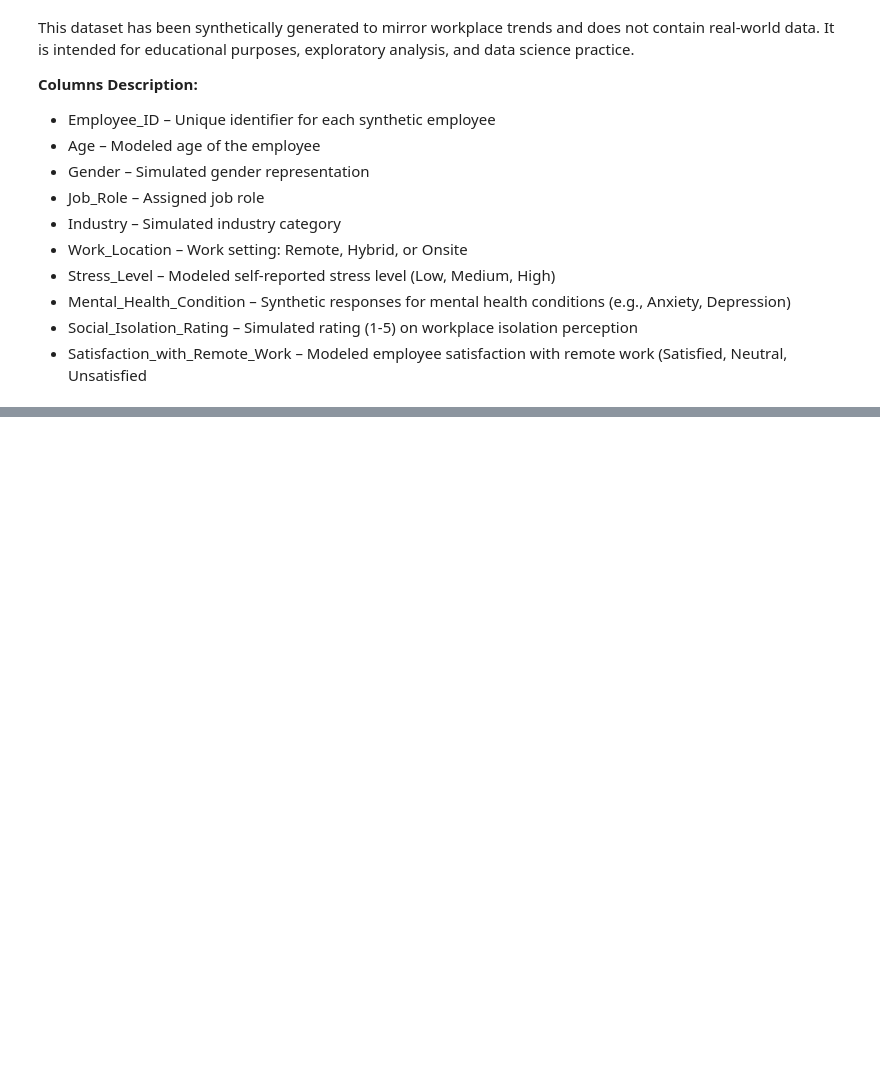
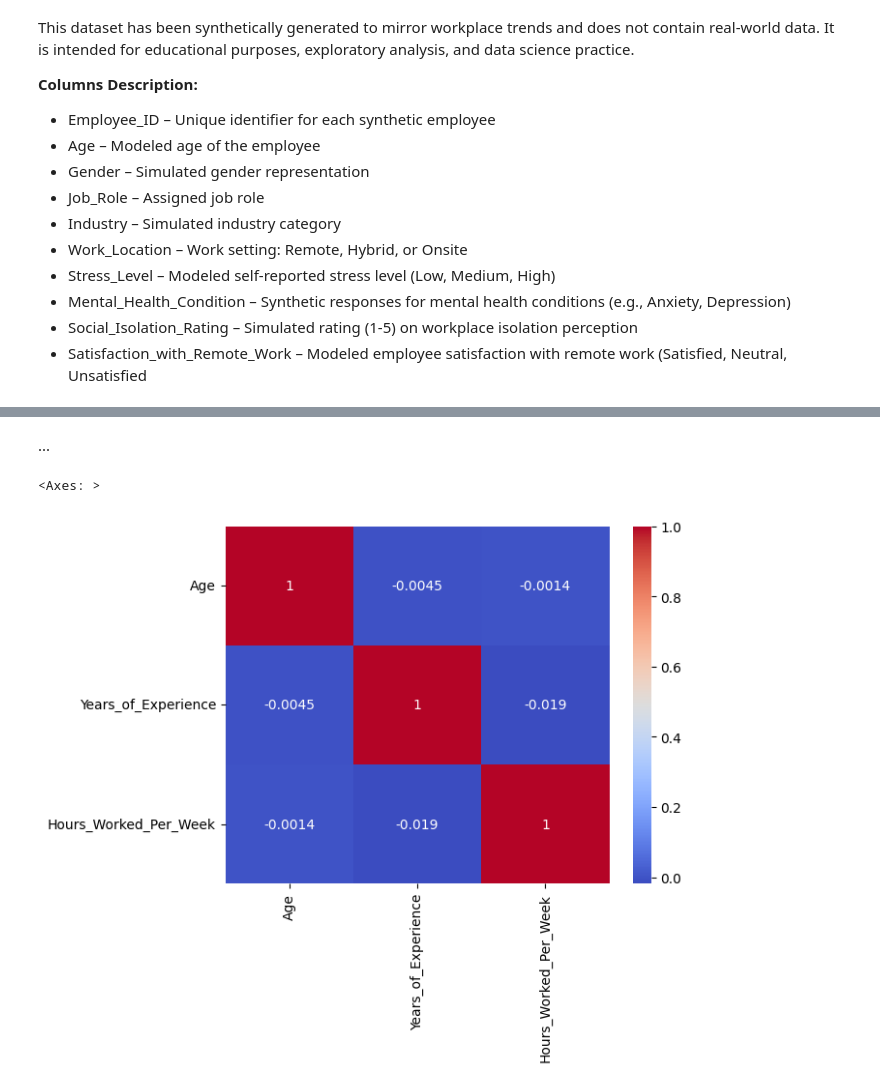
Before and after one commit to PalesaMonica/Wits-Data-Science-Interest-Group, a Jupyter notebook: Data Analysis/Exercise/Full EDA.ipynb, the cells around one changed output, grey strips where cells are left out. Saved outputs shown, nothing was run; the diff lists cells and outputs as text; code cells hidden in the pictures; blank space fills up the shorter version.

```diff
--- a/Data Analysis/Exercise/Full EDA.ipynb
+++ b/Data Analysis/Exercise/Full EDA.ipynb
@@ -39,0 +176,2 @@ For the given dataset do the following :
+# %%
+unclean_data = unclean_data.drop('Employee_ID', axis=1, errors='ignore')
@@ -39,0 +237,2 @@ For the given dataset do the following :
+# %%
+cleaned_data=unclean_data.copy()
@@ -39,0 +312,9 @@ For the given dataset do the following :
+# %% [markdown]
+...
+# %%
+numeric_cols=['Age', 'Years_of_Experience','Hours_Worked_Per_Week']
+
+sns.heatmap(cleaned_data[numeric_cols].corr(), annot=True,cmap="coolwarm")
+# %% [output]
+<Axes: >
+[figure, added]
```
Also changed, not shown: parts of 50 cells of this notebook.
